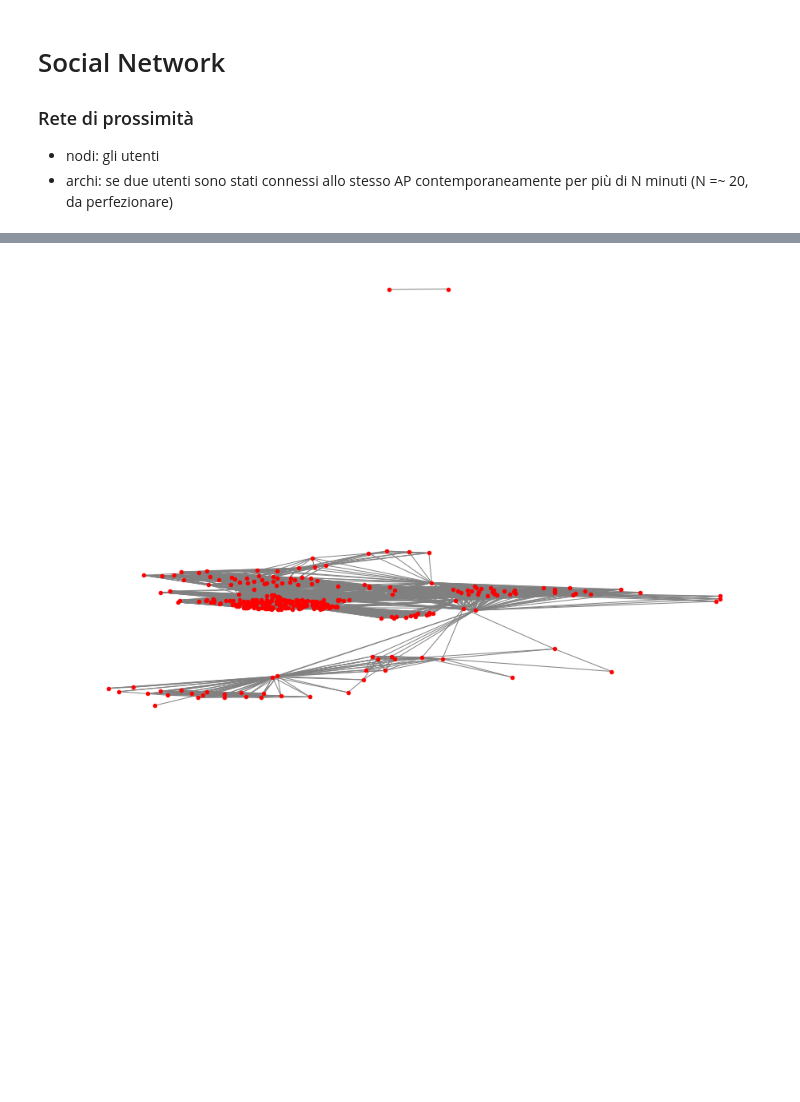
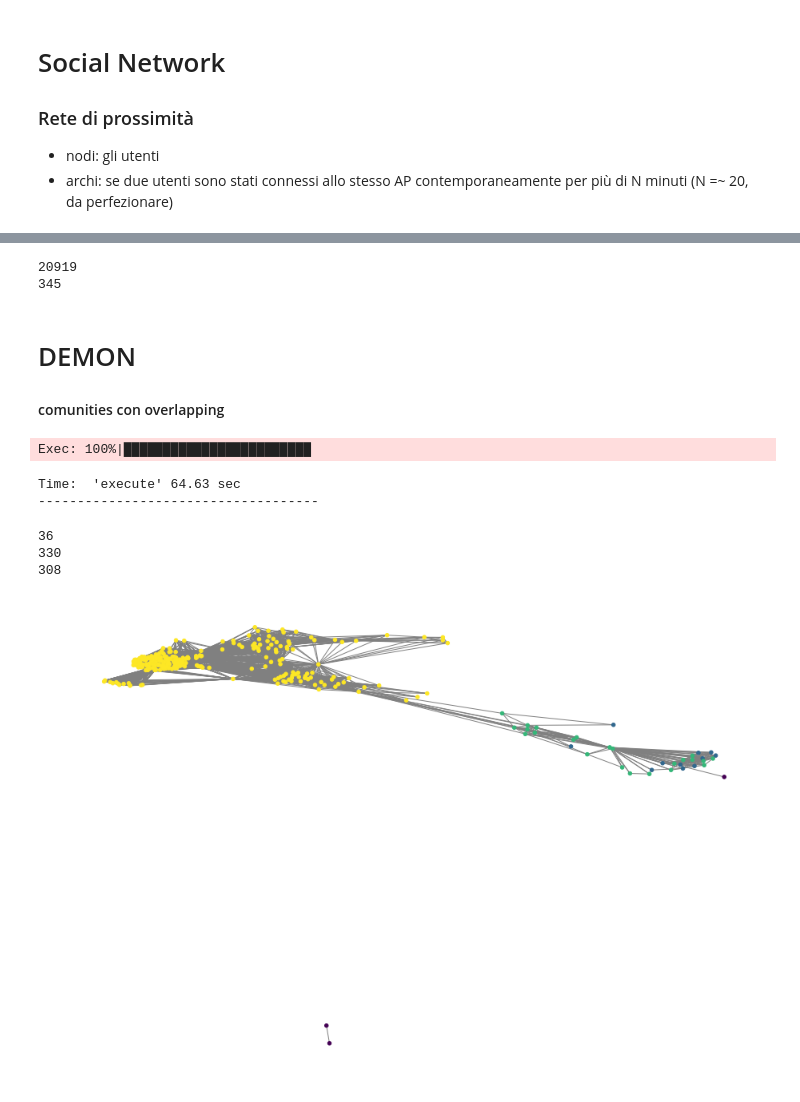
Before and after one commit to ettorepuccetti/SocialMining, a Jupyter notebook: SocialNetwork.ipynb, the cells around one changed output, grey strips where cells are left out. Drawn from its saved outputs; the diff is of its cells as text; code cells hidden in the pictures; blank space fills up the shorter version.

```diff
--- a/SocialNetwork.ipynb
+++ b/SocialNetwork.ipynb
@@ -181,7 +152,46 @@ nx.write_gexf(G, "test.gexf")
+# %%
+G = nx.read_gexf("test.gexf")
+
+print(G.number_of_edges())
+print(G.number_of_nodes())
+# %% [output]
+20919
+345
+# %% [markdown]
+# DEMON
+#### comunities con overlapping
+# %%
+dm = d.Demon(graph=G, epsilon=0.25, min_community_size=3)
+coms = dm.execute()
+# %% [output]
+Exec: 100%|████████████████████████
+Time:  'execute' 64.63 sec
+------------------------------------
+# %%
+# grandezza delle comunità trovate
+
+for com in coms:
+    print(len(com))
+# %% [output]
+36
+330
+308
+# %%
+# costruisco dizionario {nodo -> comunità}
+coms_dict = {}
+for i,com in enumerate(coms):
+    for node in com:
+        coms_dict[node] = i+1
 # %%
+# siccome le comunità sono sovrapposte, pessimo approccio.
+
+color_map = []
+for node in G:
+    if node in coms_dict: color_map.append(coms_dict[node])
+    else: color_map.append(0)
 
 plt.figure(figsize=(12,8))
-nx.draw(G, node_size=20, edge_color='grey')
+nx.draw(G, node_size=20, edge_color='grey', node_color=color_map, pos=nx.spring_layout(G))
 plt.show()
 # %% [output]
-[figure, old version]
+[figure, new version]
```
Also changed, not shown: parts of 11 cells of this notebook.
